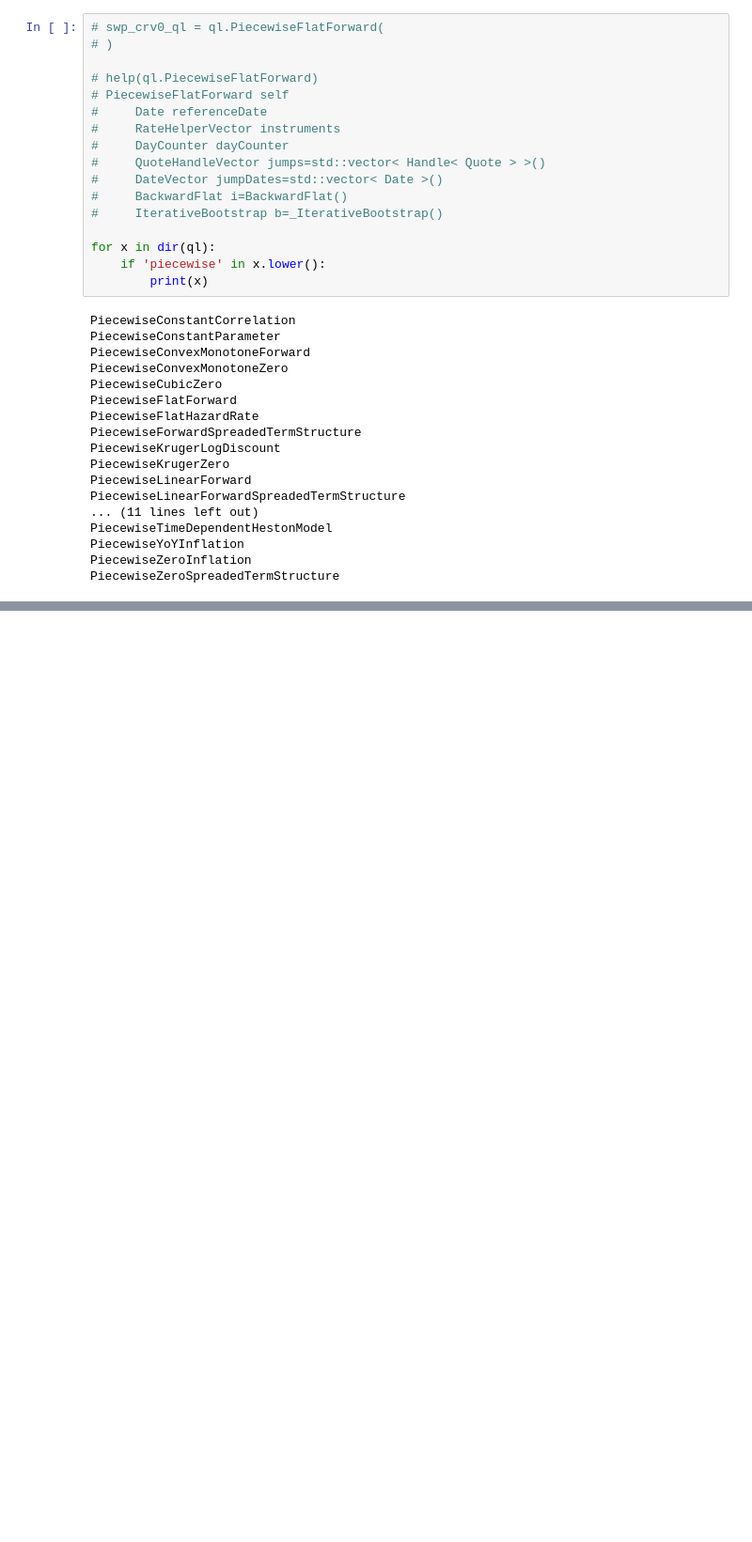
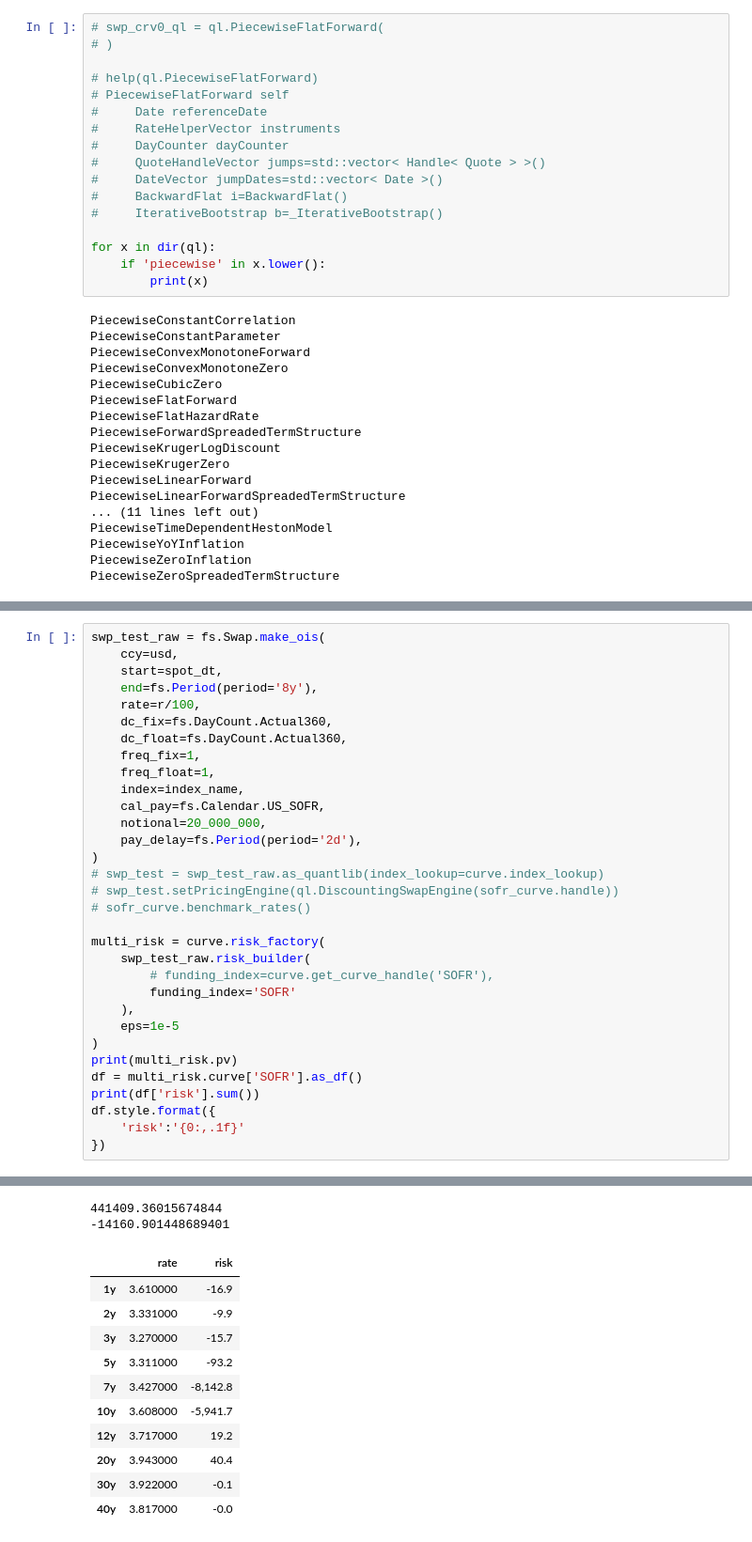
Before and after one commit to alienbrett/financial-security-classes, a Jupyter notebook: fixed_income.ipynb, the cells around one changed output, grey strips where cells are left out. Shown at 94% size. Saved outputs shown, nothing was run; the diff lists cells and outputs as text; blank space fills up the shorter version.

```diff
--- a/fixed_income.ipynb
+++ b/fixed_income.ipynb
@@ -657,0 +821,33 @@ curve.model_dump()
+# %%
+swp_test_raw = fs.Swap.make_ois(
+    ccy=usd,
+    start=spot_dt,
+    end=fs.Period(period='8y'),
+    rate=r/100,
+    dc_fix=fs.DayCount.Actual360,
+    dc_float=fs.DayCount.Actual360,
+    freq_fix=1,
+    freq_float=1,
+    index=index_name,
+    cal_pay=fs.Calendar.US_SOFR,
+    notional=20_000_000,
+    pay_delay=fs.Period(period='2d'),
+)
+# swp_test = swp_test_raw.as_quantlib(index_lookup=curve.index_lookup)
+# swp_test.setPricingEngine(ql.DiscountingSwapEngine(sofr_curve.handle))
+# sofr_curve.benchmark_rates()
+
+multi_risk = curve.risk_factory(
+    swp_test_raw.risk_builder(
+        # funding_index=curve.get_curve_handle('SOFR'),
+        funding_index='SOFR'
+    ),
+    eps=1e-5
+)
+print(multi_risk.pv)
+df = multi_risk.curve['SOFR'].as_df()
+print(df['risk'].sum())
+df.style.format({
+    'risk':'{0:,.1f}'
+})
+# %% [output]
@@ -657,0 +870,13 @@ curve.model_dump()
+441409.36015674844
+-14160.901448689401
+|  | rate | risk |
+| 1y | 3.610000 | -16.9 |
+| 2y | 3.331000 | -9.9 |
+| 3y | 3.270000 | -15.7 |
+| 5y | 3.311000 | -93.2 |
+| 7y | 3.427000 | -8,142.8 |
+| 10y | 3.608000 | -5,941.7 |
+| 12y | 3.717000 | 19.2 |
+| 20y | 3.943000 | 40.4 |
+| 30y | 3.922000 | -0.1 |
+| 40y | 3.817000 | -0.0 |
```
Also changed, not shown: parts of 23 cells of this notebook, 1 other file.
